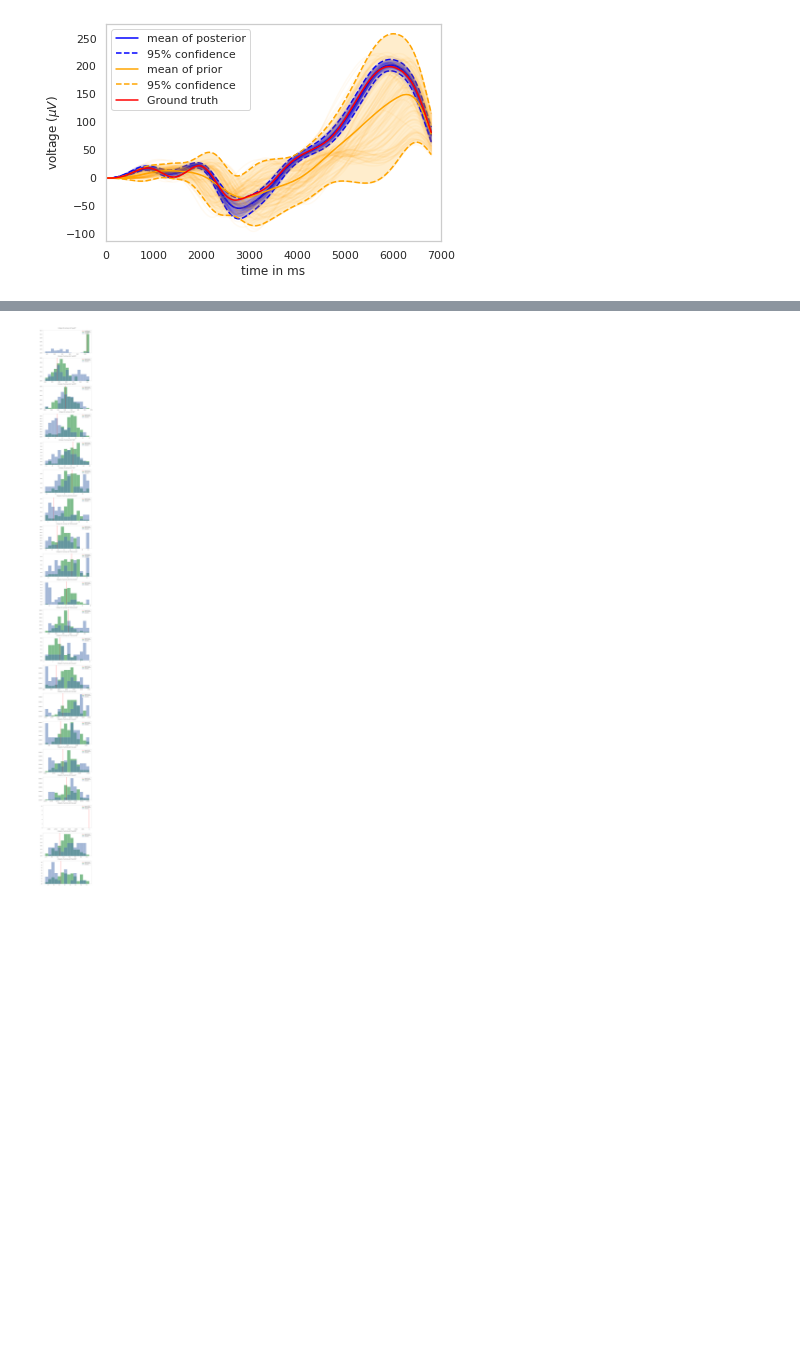
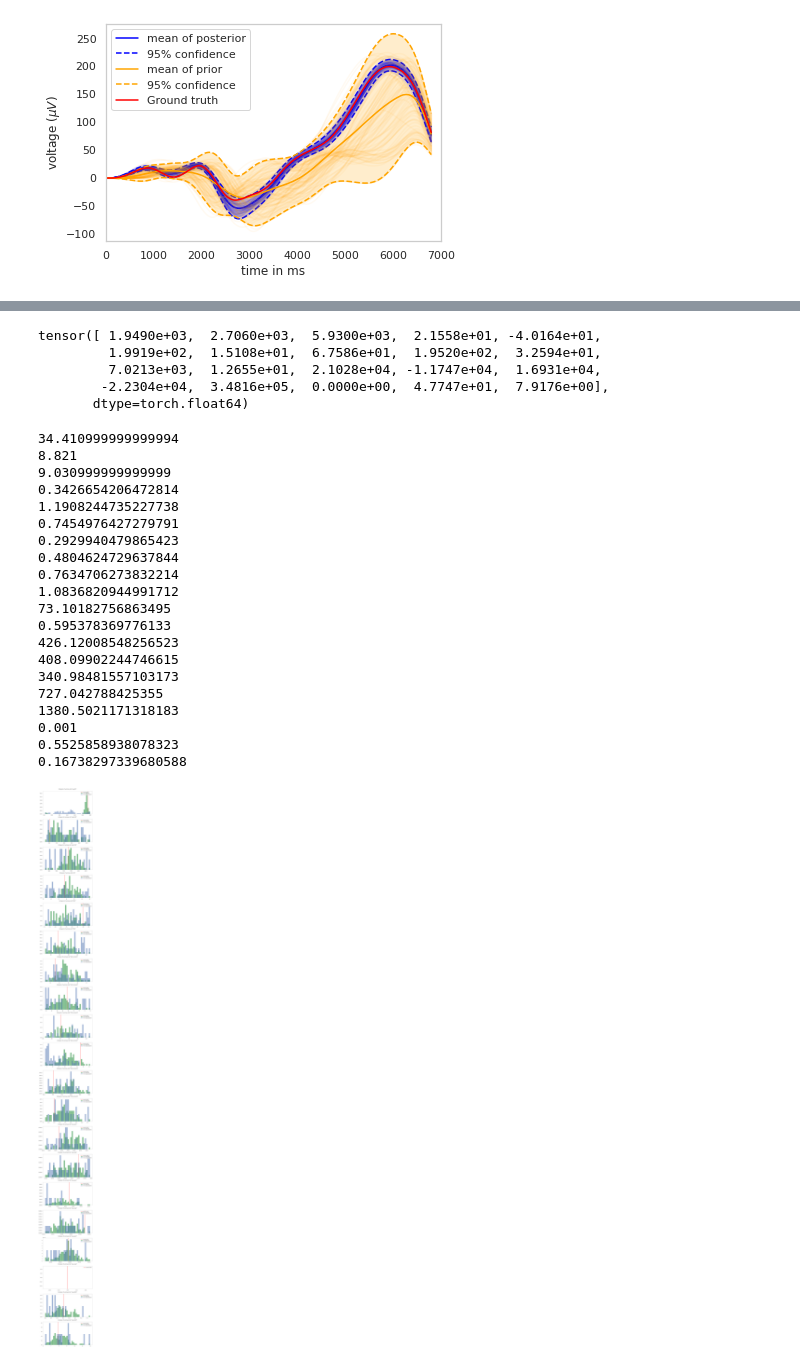
Before and after one commit to andererka/SBI_for_EEG, a Jupyter notebook: notebooks/exploring_17_parameters.ipynb, the cells around one changed output, grey strips where cells are left out. Cells and saved outputs as stored; diff of their text form; code cells hidden in the pictures; blank space fills up the shorter version.

```diff
--- a/notebooks/exploring_17_parameters.ipynb
+++ b/notebooks/exploring_17_parameters.ipynb
@@ -614,6 +614,14 @@ Text(0, 0.5, 'voltage ($\\mu V$)')
 # %%
 s_x_prior_stat = calculate_summary_stats_temporal(s_x_prior)
 s_x_stat = calculate_summary_stats_temporal(s_x)
+# %%
+t[0]
+# %% [output]
+tensor([ 1.9490e+03,  2.7060e+03,  5.9300e+03,  2.1558e+01, -4.0164e+01,
+         1.9919e+02,  1.5108e+01,  6.7586e+01,  1.9520e+02,  3.2594e+01,
+         7.0213e+03,  1.2655e+01,  2.1028e+04, -1.1747e+04,  1.6931e+04,
+        -2.2304e+04,  3.4816e+05,  0.0000e+00,  4.7747e+01,  7.9176e+00],
+       dtype=torch.float64)
 # %%
 import matplotlib.gridspec as gridspec
 
@@ -648,41 +656,59 @@ gs = gridspec.GridSpec(nrows=len(sum_stats_names), ncols=1)
 
 #fig.suptitle('Summary stats histogram from posterior predictions.', y=0.2, fontsize=16)
 
 
 for i in range(len(sum_stats_names)):
 
     globals()['ax%s' % i] = fig.add_subplot(gs[i])
 
     globals()['sum_stats%s' % i] = []
     globals()['x%s' % i] = []
 
     for j in range(len(s_x)):
         globals()['sum_stats%s' % i].append(float(s_x_stat[j][i]))
         globals()['x%s' % i].append(float(s_x_prior_stat[j][i]))
 
     sum_stat = globals()['sum_stats%s' % i]
 
 
-    ##define bins such that we get an equal number of bins at the end:
+    ##define bins such that we get an equal number of bins at the end
 
-    a = abs(max(sum_stat)-min(sum_stat))
-    binsteps = np.divide(a, 15, out=np.zeros_like(a))
+    binsteps = np.abs(max(sum_stat)-min(sum_stat))*0.03 + 0.001
 
-    if binsteps==0:
+    print(binsteps)
 
-        binrange = 10
-    else:
+    binrange = np.arange(min(sum_stat), max(sum_stat) + binsteps, binsteps)
 
-        binrange = np.arange(min(sum_stat), max(sum_stat), binsteps)
 
-    globals()['ax%s' % i].hist(globals()['sum_stats%s' % i],  density=True, bins = binrange, facecolor='g', alpha=0.75, histtype='barstacked', label='from posterior')
-    globals()['ax%s' % i].hist(globals()['x%s' % i],  density=True, bins = binrange, facecolor='b', alpha=0.5, histtype='barstacked', label='simulated')
+
+    globals()['ax%s' % i].hist(globals()['sum_stats%s' % i],  density=True, bins = binrange,  facecolor='g', alpha=0.75, histtype='barstacked', label='from posterior')
+    globals()['ax%s' % i].hist(globals()['x%s' % i],  density=True, bins = binrange,   facecolor='b', alpha=0.5, histtype='barstacked', label='from proposal/prior')
 
 
     globals()['ax%s' % i].set_title('Histogram of summary stat "{}" '.format(sum_stats_names[i]), pad=20)
     #ax0.set(ylim=(-500, 7000))
 
-    globals()['ax%s' % i].axvline(obs_real[0][i].detach().numpy(), color='red', label='ground truth')
+    globals()['ax%s' % i].axvline(t[0][i].detach().numpy(), color='red', label='ground truth')
     globals()['ax%s' % i].legend(loc='upper right')
 # %% [output]
+34.410999999999994
+8.821
+9.030999999999999
+0.3426654206472814
+1.1908244735227738
+0.7454976427279791
+0.2929940479865423
+0.4804624729637844
+0.7634706273832214
+1.0836820944991712
+73.10182756863495
+0.595378369776133
+426.12008548256523
+408.09902244746615
+340.98481557103173
+727.042788425355
+1380.5021171318183
+0.001
+0.5525858938078323
+0.16738297339680588
-[figure, old version]
+[figure, new version]
```
Also changed, not shown: parts of 22 cells of this notebook, 34 other files.
